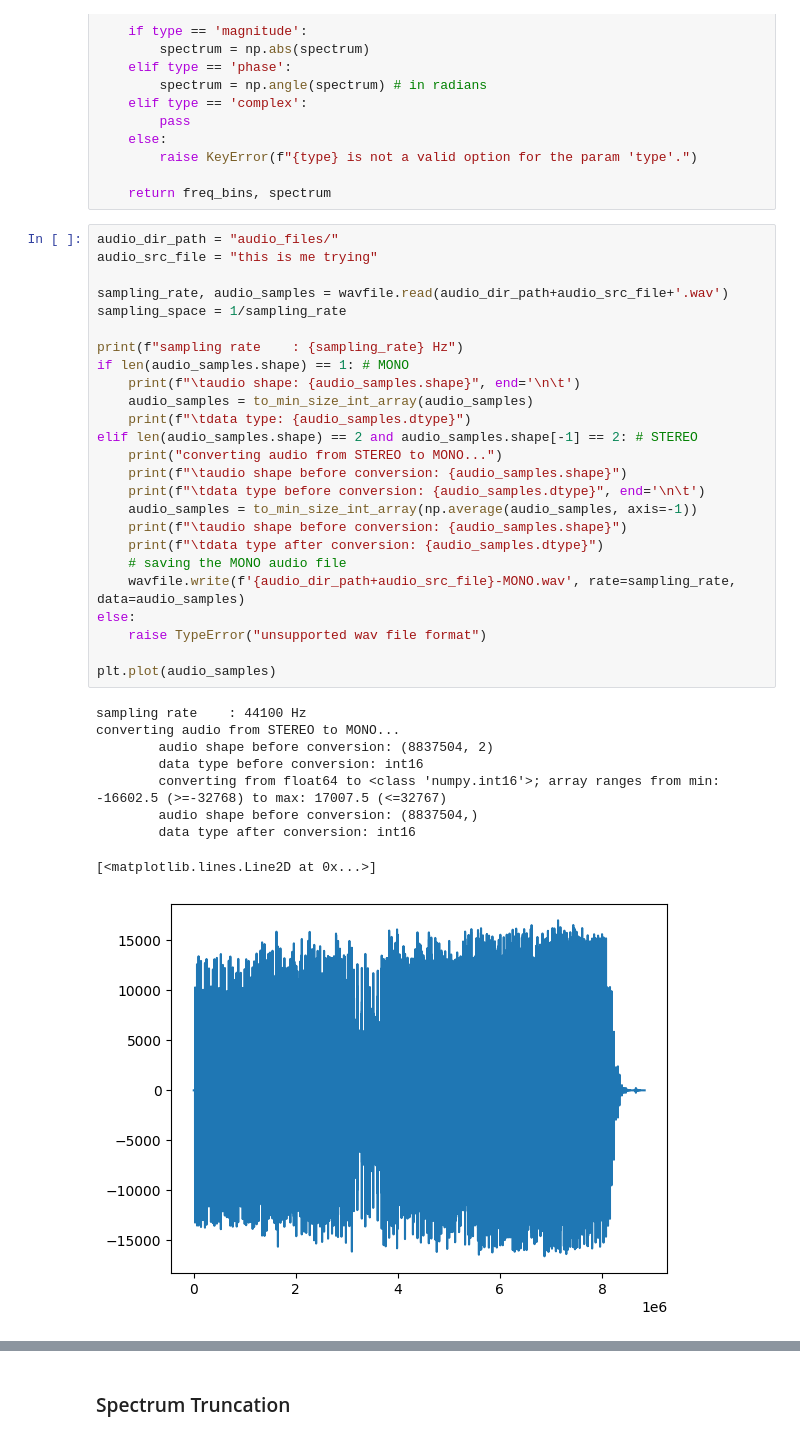
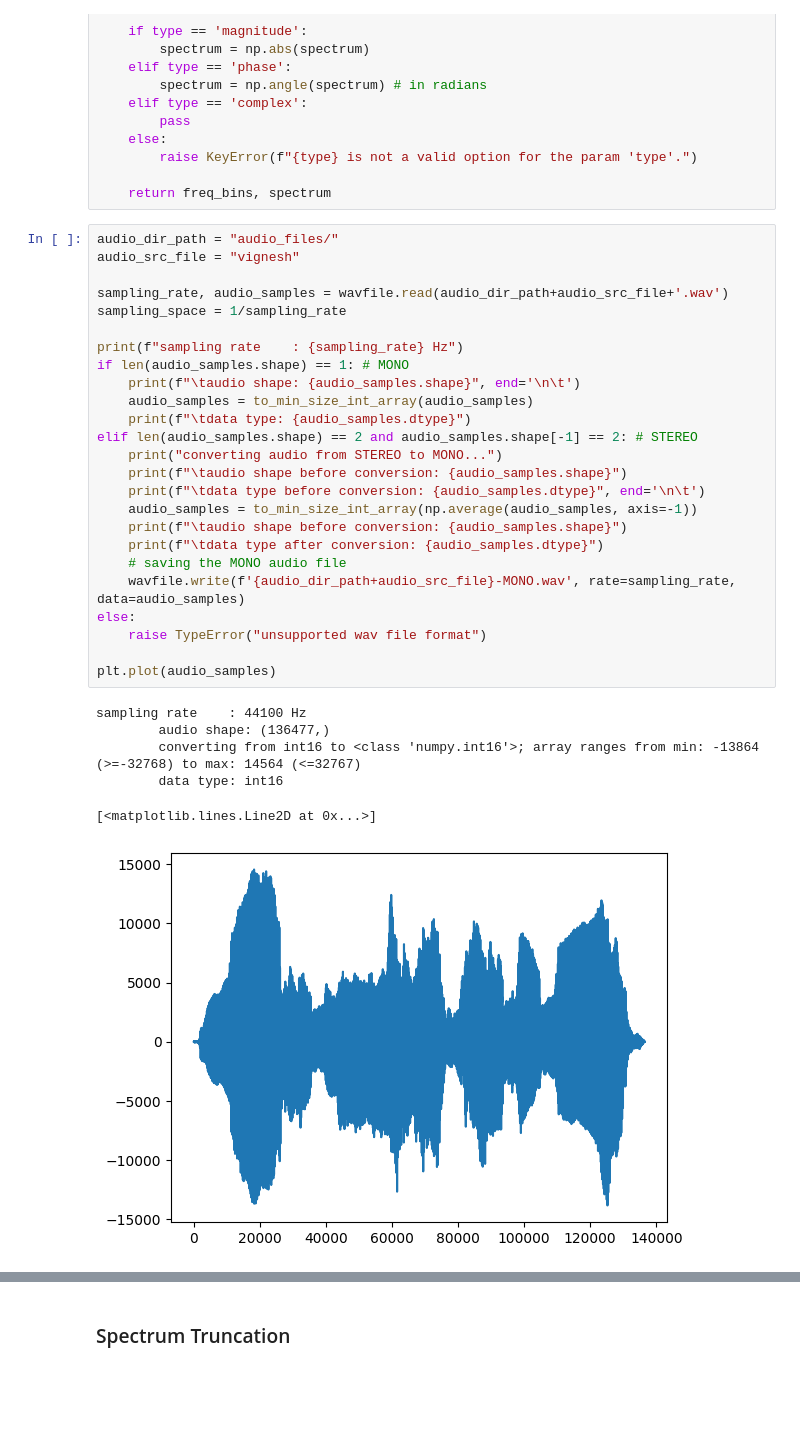
Before and after one commit to rajapaksha-rmpap/FYP, a Jupyter notebook: stage_1/notebook-stage_1.1.ipynb, the cells around one changed output, grey strips where cells are left out. Cells and saved outputs as stored; diff of their text form; blank space fills up the shorter version.

Commit message:
commiting before meeting

```diff
--- a/stage_1/notebook-stage_1.1.ipynb
+++ b/stage_1/notebook-stage_1.1.ipynb
@@ -69,39 +69,36 @@ def Spectrum(x, sampling_space: int=1, type: str='magnitude'):
     return freq_bins, spectrum
 # %%
 audio_dir_path = "audio_files/"
-audio_src_file = "this is me trying"
+audio_src_file = "vignesh"
 
 sampling_rate, audio_samples = wavfile.read(audio_dir_path+audio_src_file+'.wav')
 sampling_space = 1/sampling_rate
 
 print(f"sampling rate    : {sampling_rate} Hz")
 if len(audio_samples.shape) == 1: # MONO
     print(f"\taudio shape: {audio_samples.shape}", end='\n\t')
     audio_samples = to_min_size_int_array(audio_samples)
     print(f"\tdata type: {audio_samples.dtype}")
 elif len(audio_samples.shape) == 2 and audio_samples.shape[-1] == 2: # STEREO
     print("converting audio from STEREO to MONO...")
     print(f"\taudio shape before conversion: {audio_samples.shape}")
     print(f"\tdata type before conversion: {audio_samples.dtype}", end='\n\t')
     audio_samples = to_min_size_int_array(np.average(audio_samples, axis=-1))
     print(f"\taudio shape before conversion: {audio_samples.shape}")
     print(f"\tdata type after conversion: {audio_samples.dtype}")
     # saving the MONO audio file
     wavfile.write(f'{audio_dir_path+audio_src_file}-MONO.wav', rate=sampling_rate, data=audio_samples)
 else:
     raise TypeError("unsupported wav file format")
 
 plt.plot(audio_samples)
 # %% [output]
 sampling rate    : 44100 Hz
-converting audio from STEREO to MONO...
-        audio shape before conversion: (8837504, 2)
-        data type before conversion: int16
-        converting from float64 to <class 'numpy.int16'>; array ranges from min: -16602.5 (>=-32768) to max: 17007.5 (<=32767)
-        audio shape before conversion: (8837504,)
-        data type after conversion: int16
+        audio shape: (136477,)
+        converting from int16 to <class 'numpy.int16'>; array ranges from min: -13864 (>=-32768) to max: 14564 (<=32767)
+        data type: int16
 [<matplotlib.lines.Line2D at 0x...>]
-[figure, old version]
+[figure, new version]
 # %%
 # find the spectrum of the audio signal
 freq_bins, spectrum = Spectrum(audio_samples, sampling_space)
```
Also changed, not shown: parts of 6 cells of this notebook, 6 other files.
